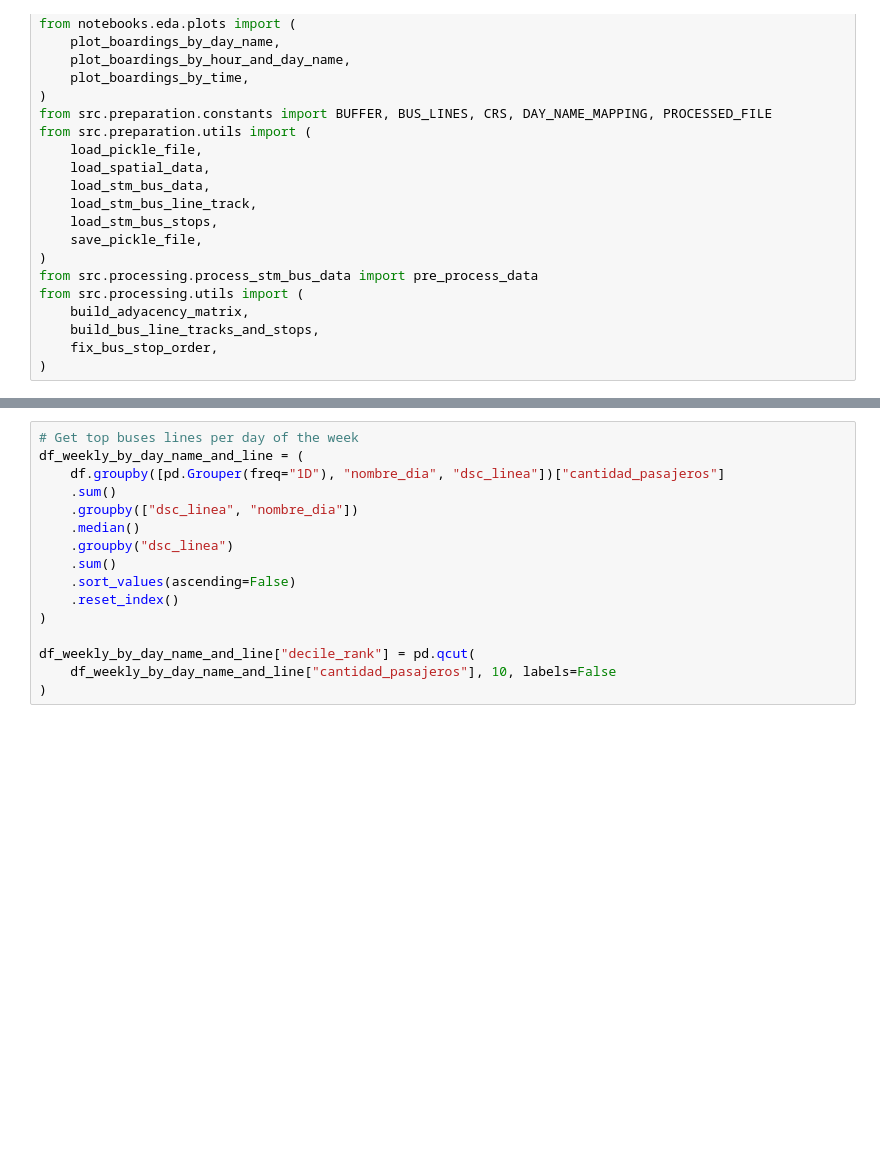
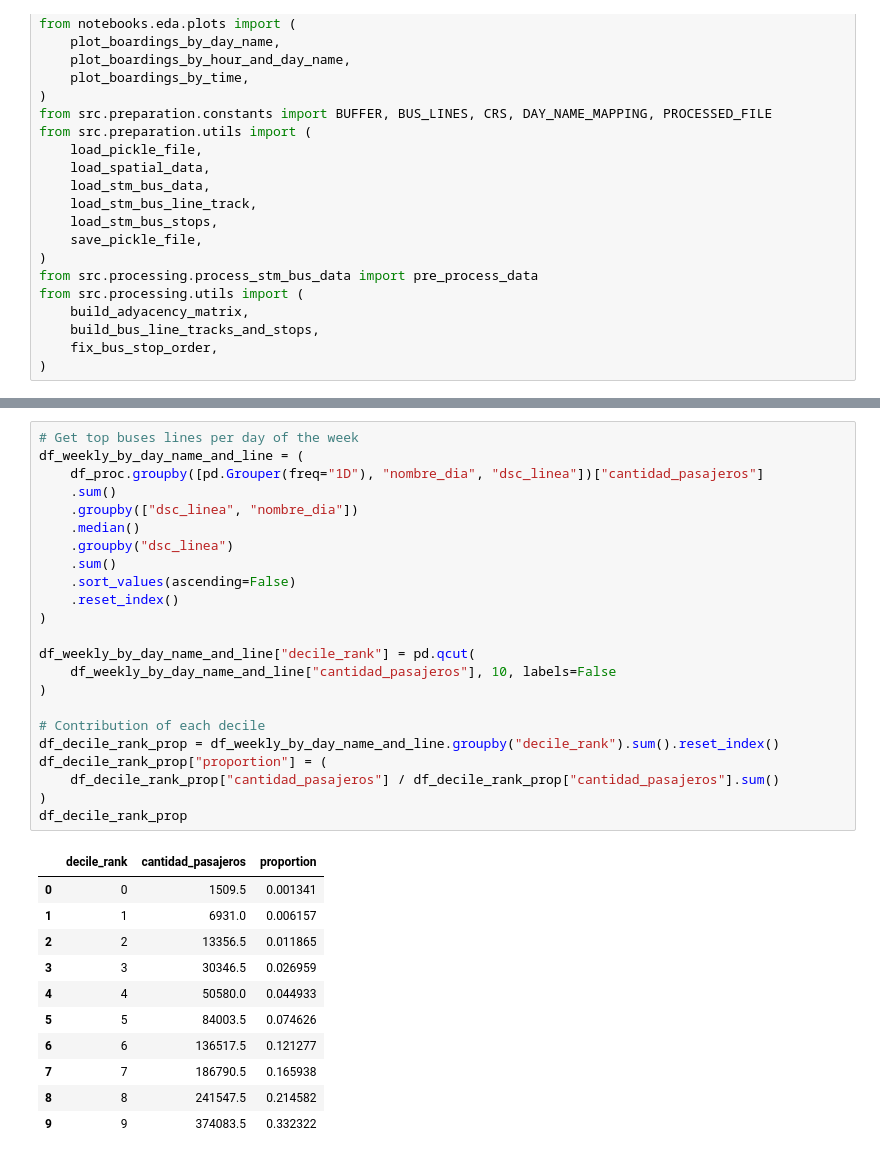
Before and after one commit to guzmanlopez/montevideo-bus-forecast, a Jupyter notebook: montevideo_bus_forecast.ipynb, the cells around one changed output, grey strips where cells are left out. Saved outputs shown, nothing was run; the diff lists cells and outputs as text; blank space fills up the shorter version.

```diff
--- a/montevideo_bus_forecast.ipynb
+++ b/montevideo_bus_forecast.ipynb
@@ -173,17 +238,36 @@ plot_boardings_by_hour_and_day_name(df_hourly_day_name)
 # %%
 # Get top buses lines per day of the week
 df_weekly_by_day_name_and_line = (
-    df.groupby([pd.Grouper(freq="1D"), "nombre_dia", "dsc_linea"])["cantidad_pasajeros"]
+    df_proc.groupby([pd.Grouper(freq="1D"), "nombre_dia", "dsc_linea"])["cantidad_pasajeros"]
     .sum()
     .groupby(["dsc_linea", "nombre_dia"])
     .median()
     .groupby("dsc_linea")
     .sum()
     .sort_values(ascending=False)
     .reset_index()
 )
 
 df_weekly_by_day_name_and_line["decile_rank"] = pd.qcut(
     df_weekly_by_day_name_and_line["cantidad_pasajeros"], 10, labels=False
 )
+
+# Contribution of each decile
+df_decile_rank_prop = df_weekly_by_day_name_and_line.groupby("decile_rank").sum().reset_index()
+df_decile_rank_prop["proportion"] = (
+    df_decile_rank_prop["cantidad_pasajeros"] / df_decile_rank_prop["cantidad_pasajeros"].sum()
+)
+df_decile_rank_prop
+# %% [output]
+|  | decile_rank | cantidad_pasajeros | proportion |
+| 0 | 0 | 1509.5 | 0.001341 |
+| 1 | 1 | 6931.0 | 0.006157 |
+| 2 | 2 | 13356.5 | 0.011865 |
+| 3 | 3 | 30346.5 | 0.026959 |
+| 4 | 4 | 50580.0 | 0.044933 |
+| 5 | 5 | 84003.5 | 0.074626 |
+| 6 | 6 | 136517.5 | 0.121277 |
+| 7 | 7 | 186790.5 | 0.165938 |
+| 8 | 8 | 241547.5 | 0.214582 |
+| 9 | 9 | 374083.5 | 0.332322 |
 # %%
```
Also changed, not shown: parts of 18 cells of this notebook.
